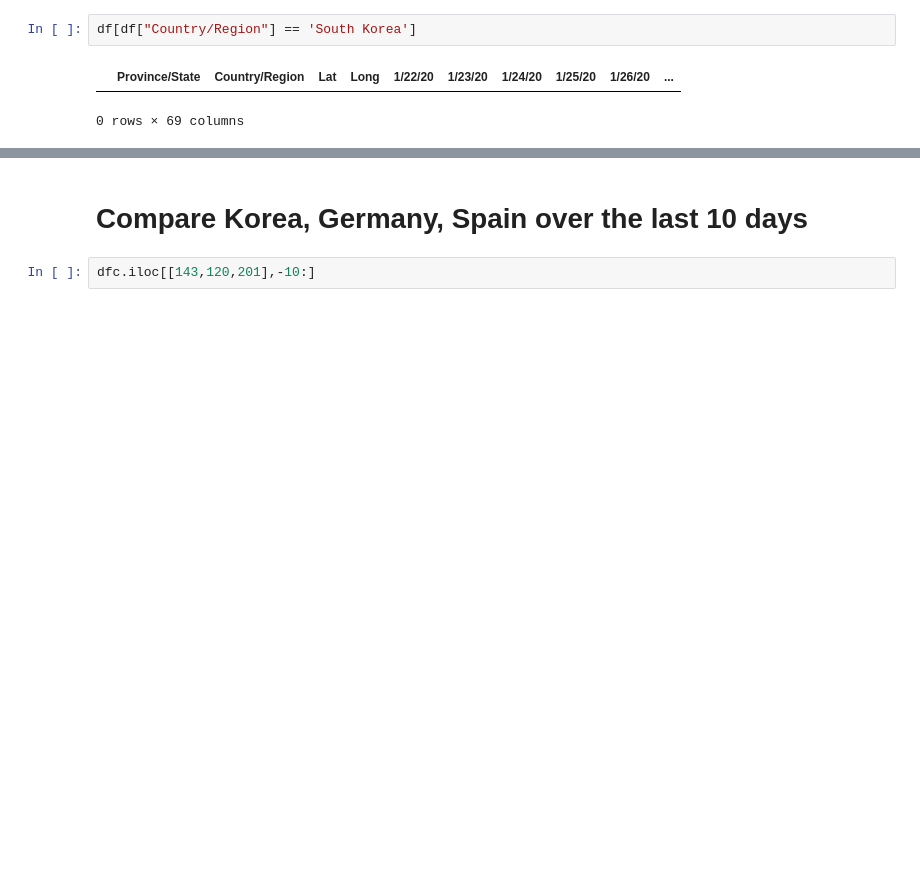
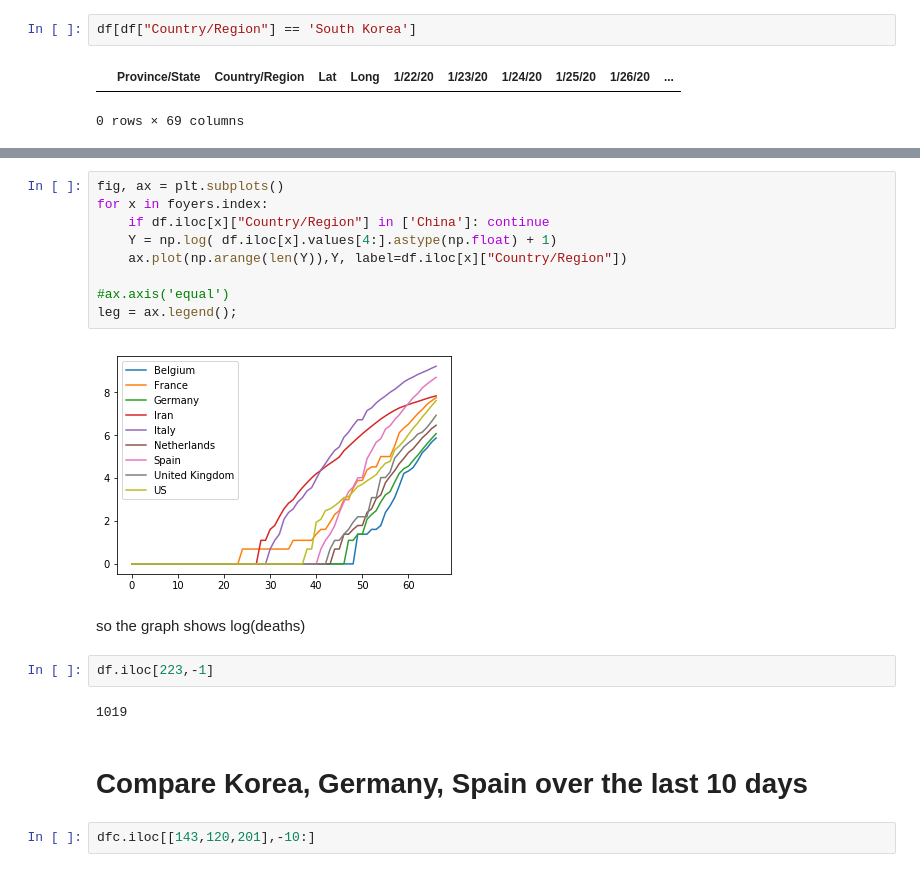
Before and after one commit to macbuse/just-math, a Jupyter notebook: covid_mortality.ipynb, the cells around one changed output, grey strips where cells are left out. Saved outputs shown, nothing was run; the diff lists cells and outputs as text; blank space fills up the shorter version.

```diff
--- a/covid_mortality.ipynb
+++ b/covid_mortality.ipynb
@@ -62,3 +81,20 @@ df[df["Country/Region"] == 'South Korea']
+# %%
+fig, ax = plt.subplots()
+for x in foyers.index:
+    if df.iloc[x]["Country/Region"] in ['China']: continue
+    Y = np.log( df.iloc[x].values[4:].astype(np.float) + 1)
+    ax.plot(np.arange(len(Y)),Y, label=df.iloc[x]["Country/Region"])
+
+#ax.axis('equal')
+leg = ax.legend();
+# %% [output]
+[figure, added]
+# %% [markdown]
+so the graph shows log(deaths)
+# %%
+df.iloc[223,-1]
+# %% [output]
+1019
 # %% [markdown]
 # Compare Korea, Germany, Spain over the last 10 days
 # %%
```
Also changed, not shown: parts of 10 cells of this notebook.
